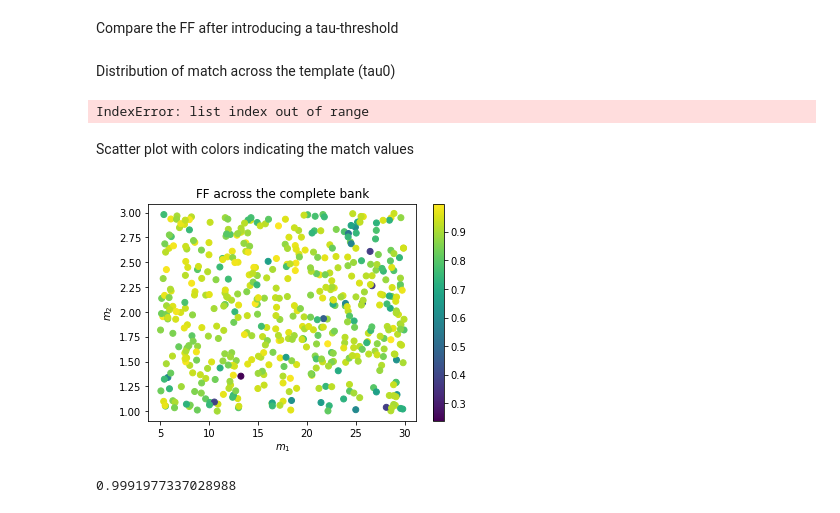
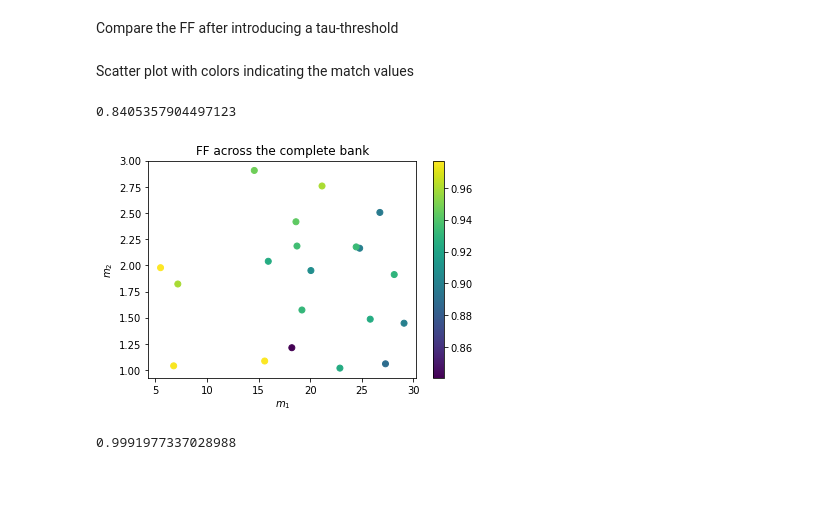
Before and after one commit to rahuldhurkunde/HM_plus_precession, a Jupyter notebook: FF_testing.ipynb, the cells around one changed output. Saved outputs shown, nothing was run; the diff lists cells and outputs as text; code cells hidden in the pictures; blank space fills up the shorter version.

```diff
--- a/FF_testing.ipynb
+++ b/FF_testing.ipynb
@@ -28,8 +31,10 @@ Read the Template Bank and initialize some variables
 # %%
 delta_f = 1/32
 delta_t = 1.0/4096
-f_min  = 25.0
-#tb = func.read_tb("banks/vanilla_BBHbank", f_min)
-tb = func.read_tb("banks/baseline_bank.hdf", f_min)
-func.get_mass_ranges_from_TB(tb)
+f_min  = 30.0
+
+#tb = func.read_tb("banks/baseline_bank.hdf", f_min)
+tb = func.read_tb("banks/parallel/aligned_bank/combined_bank.hdf", f_min)
+#func.get_mass_ranges_from_TB(tb)
+print(conversions.tau0_from_mass1_mass2(10.0, 10.0, 15.0), len(tb))
 # %% [output]
@@ -38,10 +42,11 @@ func.get_mass_ranges_from_TB(tb)
 # %% [markdown]
 Read injections from a file
 # %%
-nsignal = 200
-approximant = 'TaylorF2'
-#filename = 'libraries/random_injections.hdf5'
-filename = 'injections/baseline_injs.hdf'
+nsignal = 20
+approximant_sg = 'IMRPhenomXPHM'
+approximant_tb = 'TaylorF2'
+
+filename = 'injections/injections.hdf'
 
 sg = inj.read_injections_HDF(filename, nsignal, f_min)
 tb_m1 = [x.m1 for x in tb]
@@ -109,9 +127,9 @@ Max tau difference 0.7342931132636288
 Compute match with the templates having a tau0 mismatch (w.r.t signal) within a tolerance
 # %%
 detect = detector.Detector('H1')
-tau0_threshold = 2.0
+tau0_threshold = 1.0
 signal_matches = []
-length = int(4096*128/2 + 1)
+length = int(1.0/(delta_f*delta_t*2)) + 1
 PSD = psd.analytical.aLIGOZeroDetHighPower(length, delta_f, f_min)
 
 diff_match_ff = []
@@ -120,20 +138,20 @@ recovered_tau0 = []
 start = time.time()
 for n in range(nsignal):
     #Check for tau0 of templates
+    #n = 17
     temp_indices = func.check_tau0_for_template_generation(tb, sg[n],tau0_threshold)
+    matches = func.compute_match(tb, sg[n], PSD, temp_indices, delta_f, f_min, detect, approximant_tb, approximant_sg)
 
-    temp_match = func.compute_match(sg[n], tb, PSD, temp_indices, delta_f, f_min, detect, approximant)
-    signal_matches.append(max(temp_match))
-    recovered_tau0.append(tb[temp_indices[np.argmax(temp_match)]].tau0)
+    signal_matches.append(np.max(matches))
+    recovered_tau0.append(tb[temp_indices[np.argmax(matches)]].tau0)
 
     filename = 'matches/full_matches/TF2_%i.hdf' %n
-    func.save_matches_HDF(temp_match, temp_indices, filename)
+    func.save_matches_HDF(matches, temp_indices, filename)
 
-    if (n%100==0):
-        print(n, len(tb), len(temp_indices))
+    if (n%10==0):
         end = time.time()
-        print('Execution time = ', end - start)
+        print(n, len(tb), len(temp_indices), 'Execution time = ', end - start)
         start = time.time()
     #print('Execution time = ', end - start, 'no.of templates', len(temp_indices))
-#print(recovered_tau0, ff_tb_tau0[0])
+#print(signal_matches)
 # %% [output]
@@ -144,39 +160,24 @@ Execution time =  1028.936363697052
 # %% [markdown]
 Compare the FF after introducing a tau-threshold
-# %% [markdown]
-Distribution of match across the template (tau0)
-# %%
-tb_taus = np.array([x.tau0 for x in tb])
-yolo = []
-for i in range(nsignal):
-    yolo.append(np.abs(ff_array[i] - signal_matches[i]))
-#plt.plot(tb_taus, match_array[1], '.')
-#plt.plot(tb_taus[np.argmax(match_array[0])], np.max(match_array[0]), 'x', color = 'red', label = 'Best match')
-plt.scatter(sg_tau0, yolo)
-plt.xlabel('Tau0')
-plt.ylabel('Match')
-plt.title('Match of a single signal with every template')
-#plt.legend()
-# %% [output]
-IndexError: list index out of range
 # %% [markdown]
 Scatter plot with colors indicating the match values
 # %%
 fig1, ax1 = plt.subplots()
 
 sg_m1 = [x.m1 for x in sg]
 sg_m2 = [x.m2 for x in sg]
 #im = plt.tricontourf(sg_m1, sg_m2, signal_matches)
-im = plt.scatter(sg_m1, sg_m2, c = ff_array)
-#im = plt.scatter(sg_m1, sg_m2, c = signal_matches)
+im = plt.scatter(sg_m1, sg_m2, c = signal_matches)
 #plt.plot(sg_m1, sg_m2, 'x', color='red')
 fig1.colorbar(im)
 plt.xlabel('$m_1$')
 plt.ylabel('$m_2$')
 plt.title('FF across the complete bank')
 plt.savefig('plots/ff_complete_bank_50.png', dpi = 600)
+print(min(signal_matches))
 # %% [output]
+0.8405357904497123
-[figure, old version]
+[figure, new version]
 # %%
 axes = gridspec.GridSpec(2,1)
 plt.figure()
```
Also changed, not shown: parts of 11 cells of this notebook, 9 other files.
